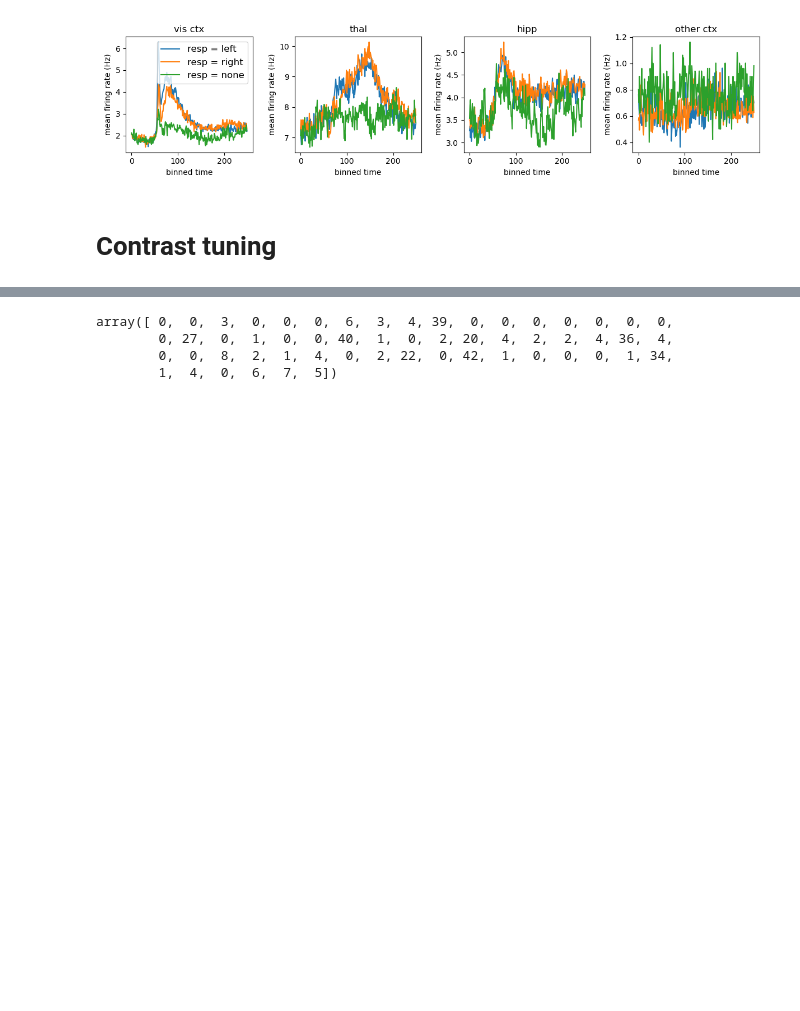
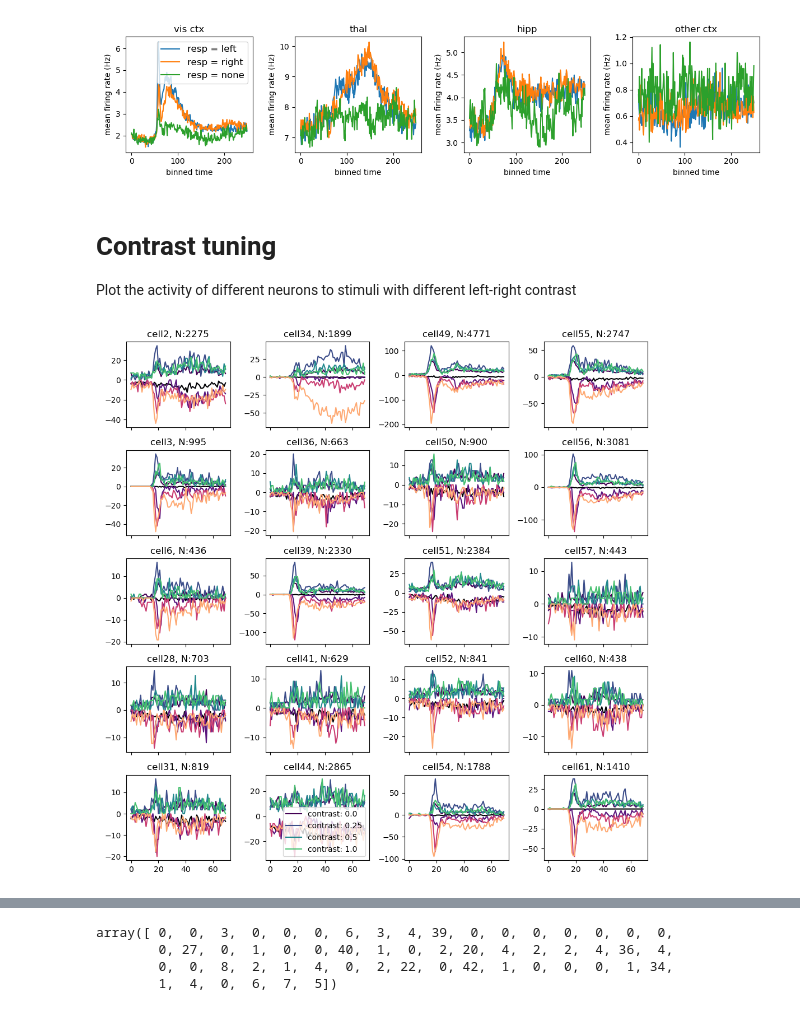
Before and after one commit to mihalybanyai/ait-compneuro-assignments, a Jupyter notebook: Preproc_Steinmetz.ipynb, the cells around one changed output, grey strips where cells are left out. Saved outputs shown, nothing was run; the diff lists cells and outputs as text; code cells hidden in the pictures; blank space fills up the shorter version.

```diff
--- a/Preproc_Steinmetz.ipynb
+++ b/Preproc_Steinmetz.ipynb
@@ -212,5 +228,3 @@ plt.tight_layout()
 # plt.savefig('datasets/Steinmetz/resp_areas_resp.pdf')
 # %% [output]
 [figure]
-# %% [markdown]
-# Contrast tuning
@@ -218,0 +231,37 @@ i_visual = np.flatnonzero(dat['brain_area'] == 'VISp')
+# %% [markdown]
+# Contrast tuning
+
+Plot the activity of different neurons to stimuli with different left-right contrast
+# %%
+i_visual = np.flatnonzero(dat['brain_area'] == 'VISp') # select cells in the primary visual cortex - 66 cells
+dat_vis = dat['spks'][i_visual,:,:] ## 66 x 340 x 250; cells x conditions x time
+ii_highrate = np.flatnonzero(np.sum(dat_vis[:,:,40:110], axis=(1,2)) > 400)
+dat_HR_vis = dat_vis[ii_highrate,:,40:110] ## 20 x 340 x 250; cells x conditions x time
+
+contrast_levels = np.unique(dat['contrast_left'])
+N_cells = dat_HR_vis.shape[0]
+cmap = plt.colormaps['viridis']
+cmap2 = plt.colormaps['magma']
+
+fig, axs = plt.subplots(5, 4, figsize=(10, 10), sharey=False, sharex=True)
+for i_cell in np.arange(N_cells):
+    meanresp = np.zeros((4,4))
+    i = i_cell % 5
+    j = i_cell // 5
+
+    for i_level in np.arange(4):
+        c_left = dat['contrast_left'] == contrast_levels[i_level]
+        c_right = dat['contrast_right'] == contrast_levels[i_level]
+        labeltext = 'contrast: ' + str(contrast_levels[i_level])
+
+        axs[i, j].plot(1/dt * dat_HR_vis[i_cell, c_left,].mean(axis=0), color=cmap(i_level*60), label=labeltext)
+        axs[i, j].plot(-1 * 1/dt * dat_HR_vis[i_cell, c_right,].mean(axis=0), color=cmap2(i_level*70))
+        if (i_cell == 9):
+            axs[i, j].legend()
+
+    titlestring = 'cell' + str(ii_highrate[i_cell]) + ', N:' + str(np.sum(dat_HR_vis[i_cell,:,:]))
+    axs[i, j].set(title=titlestring)
+
+fig.tight_layout()
+# %% [output]
+[figure, added]
```
Also changed, not shown: parts of 19 cells of this notebook.
